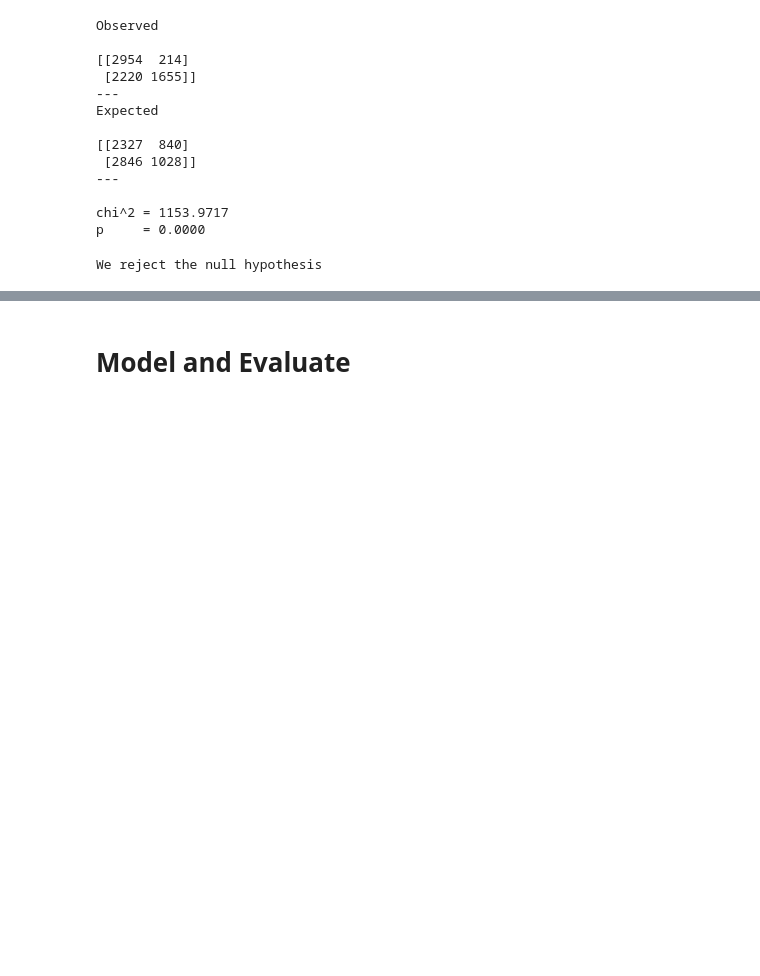
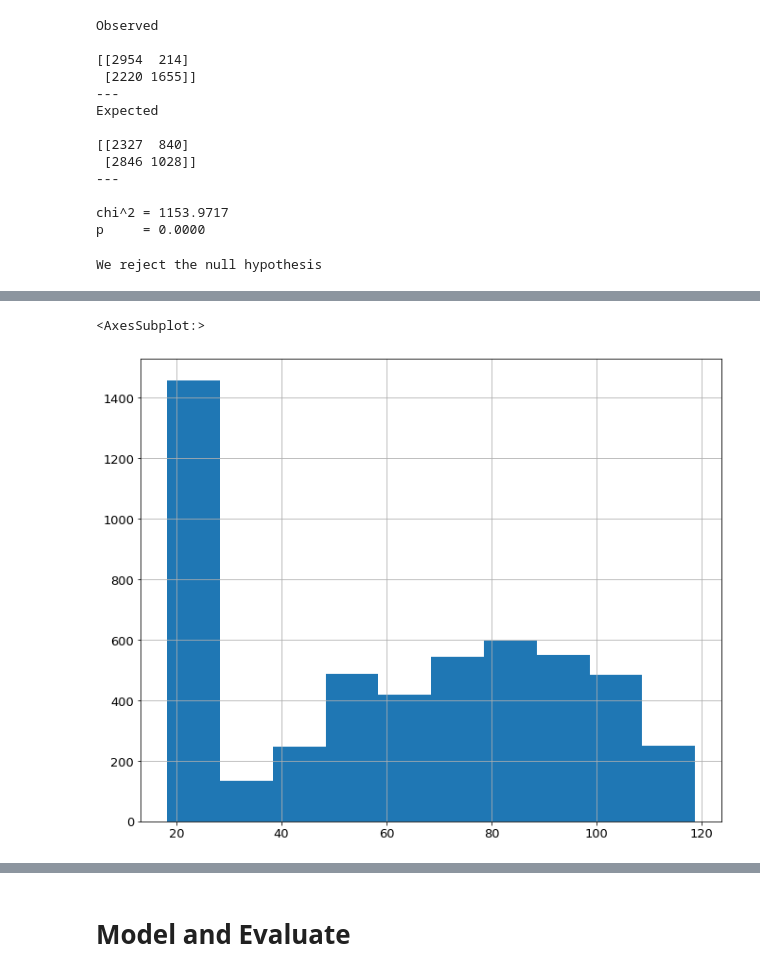
Before and after one commit to LinhQuach13/classification_project, a Jupyter notebook: telco_final.ipynb, the cells around one changed output, grey strips where cells are left out. Cells and saved outputs as stored; diff of their text form; code cells hidden in the pictures; blank space fills up the shorter version.

```diff
--- a/telco_final.ipynb
+++ b/telco_final.ipynb
@@ -302,0 +380,9 @@ We reject the null hypothesis
+# %%
+# histogram of non-churned customers
+
+no_churn_sample = clean_df[clean_df.churn == 'No'].monthly_charges
+
+no_churn_sample.hist()
+# %% [output]
+<AxesSubplot:>
+[figure, added]
```
Also changed, not shown: parts of 43 cells of this notebook.
